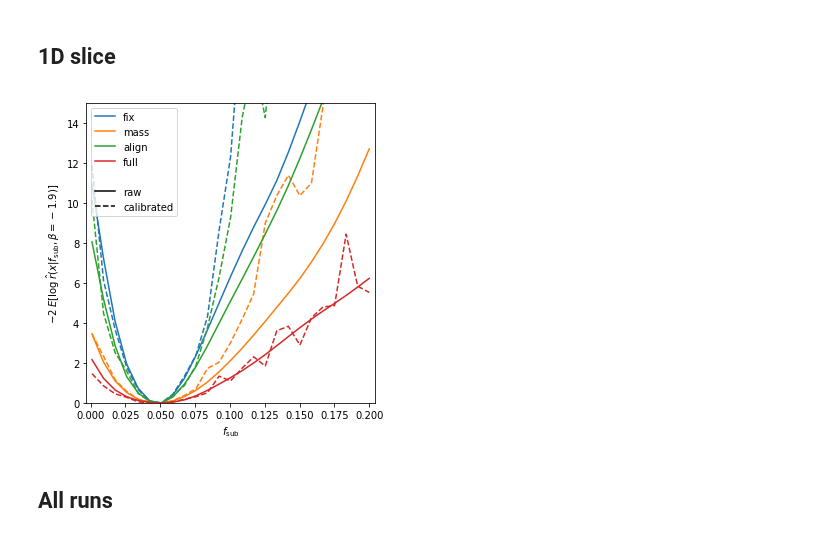
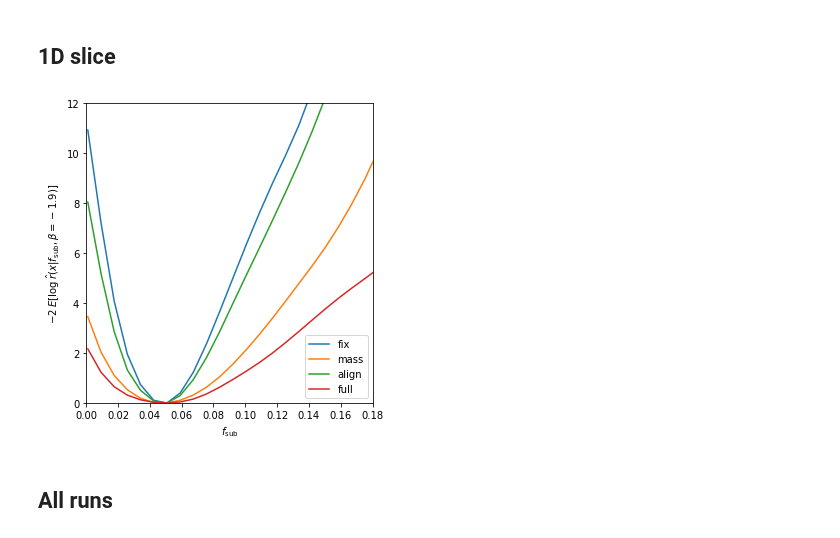
Before and after one commit to smsharma/mining-for-substructure-lens, a Jupyter notebook: notebooks/07_expected_llr.ipynb, the cells around one changed output. Cells and saved outputs as stored; diff of their text form; code cells hidden in the pictures.

Commit message:
Plots for Sid

```diff
--- a/notebooks/07_expected_llr.ipynb
+++ b/notebooks/07_expected_llr.ipynb
@@ -219,0 +199,29 @@ plt.savefig("../figures/expected_llr_summary.pdf")
+# %%
+fig = plt.figure(figsize=(5, 5))
+ax = plt.gca()
+
+for k, i in enumerate(show_summary):
+    i_mle = np.argmax(expected_llr[i])
+    theta_mle = theta_grid[i_mle]
+    z = np.clip(-2. * (expected_llr[i] - expected_llr[i][i_mle]), llrmin, llrmax)
+    cs = plt.contour(
+        0.5 * (alpha_edges[1:] + alpha_edges[:-1]),
+        0.5 * (beta_edges[1:] + beta_edges[:-1]),
+        z.reshape((resolution, resolution)),
+        thresholds,
+        colors="C{}".format(k),
+        linewidths=1.5,
+        linestyles=contour_ls
+    )
+    plt.plot([], [],  color="C{}".format(k), lw=1.5, ls=contour_ls[0], label=labels_summary[k])
+    plt.scatter(0.05, -1.9, s=50., color="black", marker='*')
+    #plt.scatter(theta_mle[0], theta_mle[1], s=25., color="C{}".format(k), marker='o')
+
+plt.legend(loc="lower right")
+plt.xlabel(r'$f_{\mathrm{sub}}$')
+plt.ylabel(r'$\beta$')
+plt.xlim(0.,0.16)
+plt.ylim(-2.5,-1.5)
+
+plt.tight_layout()
+plt.savefig("../figures/expected_llr_summary2.pdf")
@@ -265,37 +275,40 @@ plt.savefig("../figures/expected_llr_calibrated.pdf")
 # %% [markdown]
 ## 1D slice
 # %%
+include_calibrated = False
 i_beta = 14
 
 fig = plt.figure(figsize=(5., 5.))
 ax = plt.gca()
 
 for k, i in enumerate(show_summary):
     y = -2. * expected_llr[i]
     y = y.reshape((resolution, resolution))[i_beta, :]
     y = y - np.min(y)
 
     y_cal = -2. * expected_llr_cal[i]
     y_cal = y_cal.reshape((resolution, resolution))[i_beta, :]
     y_cal = y_cal - np.min(y_cal)
 
     plt.plot(f_sub_1d, y, label=labels_summary[k], ls="-", c="C{}".format(k))
-    plt.plot(f_sub_1d, y_cal, ls="--", c="C{}".format(k))
+    if include_calibrated:
+        plt.plot(f_sub_1d, y_cal, ls="--", c="C{}".format(k))
 
-plt.plot([], [], ls=" ", c="white", label=" ")
-plt.plot([], [], ls="-", c="black", label="raw")
-plt.plot([], [], ls="--", c="black", label="calibrated")
+if include_calibrated:
+    plt.plot([], [], ls=" ", c="white", label=" ")
+    plt.plot([], [], ls="-", c="black", label="raw")
+    plt.plot([], [], ls="--", c="black", label="calibrated")
 plt.legend()
 
 plt.xlabel(r'$f_{\mathrm{sub}}$')
 plt.ylabel(r'$-2\; E[\log \;\hat{r}(x | f_{\mathrm{sub}}, \beta=-1.9)]$')
-plt.xlim(alpha_edges[0], alpha_edges[-1])
-plt.ylim(0., 15.)
+plt.xlim(0., 0.18)
+plt.ylim(0., 12.)
 
 plt.tight_layout()
 plt.savefig("../figures/expected_llr_1d.pdf")
 # %% [output]
-[figure, old version]
+[figure, new version]
 # %% [markdown]
 ## All runs
 # %%
```
Also changed, not shown: parts of 4 cells of this notebook, 8 other files.
